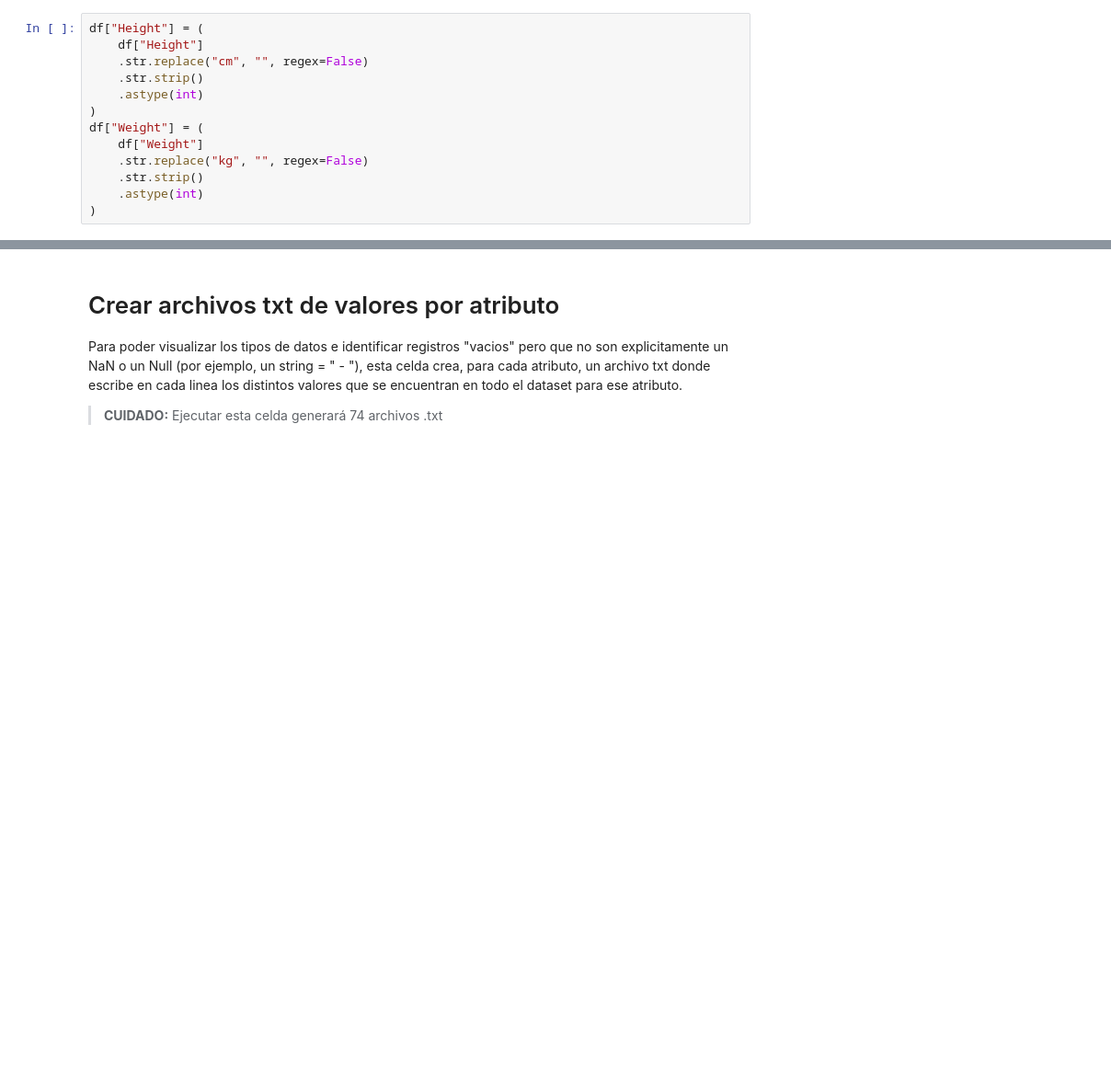
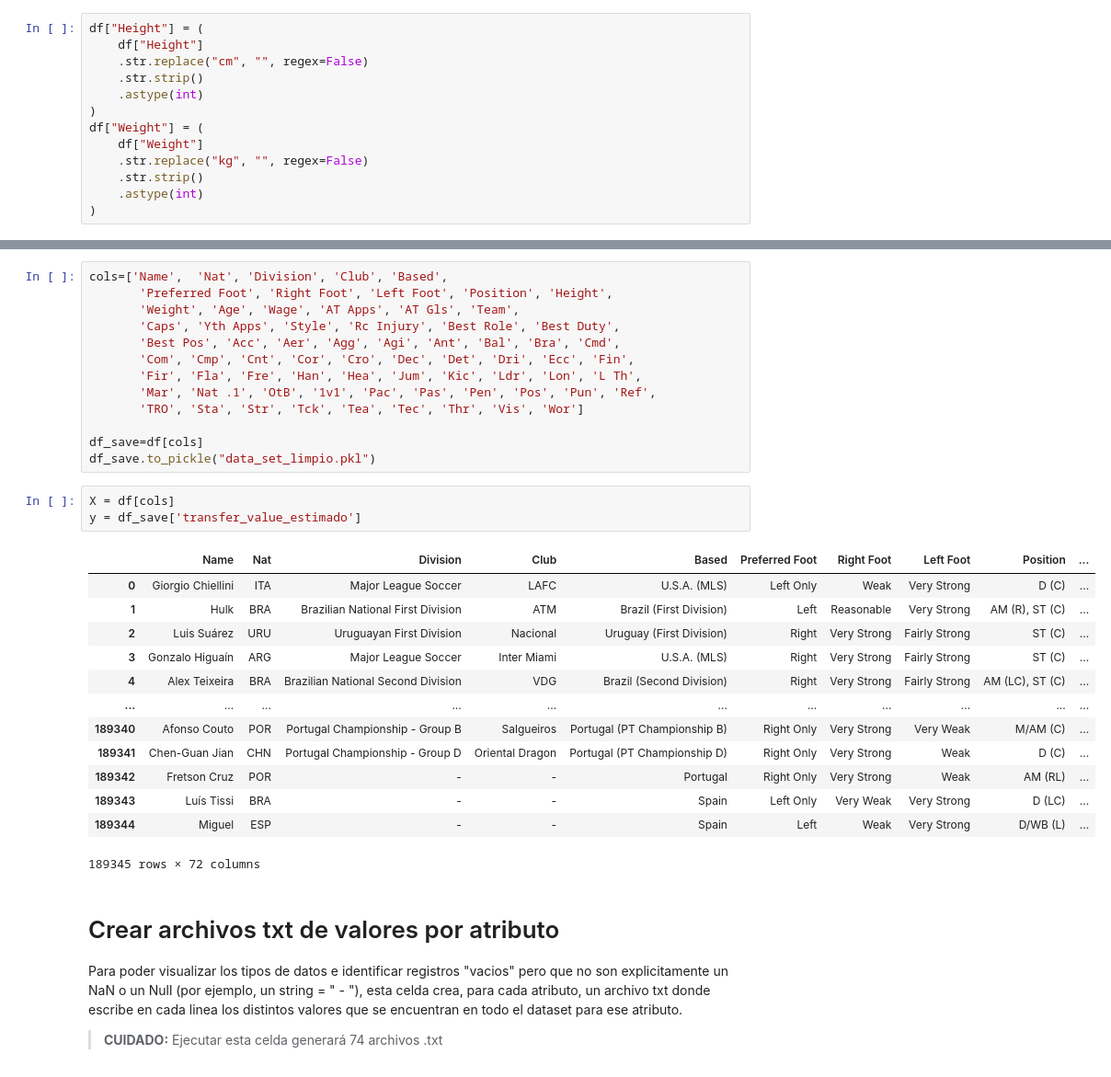
Before and after one commit to Leo11wasd/proyecto_mineria_y_analisis_de_datos, a Jupyter notebook: fm_eda.ipynb, the cells around one changed output, grey strips where cells are left out. Shown at 92% size. Cells and saved outputs as stored; diff of their text form; blank space fills up the shorter version.

Commit message:
Se agregó una celda que guarda el dataset limpio en un archivo pickle

```diff
--- a/fm_eda.ipynb
+++ b/fm_eda.ipynb
@@ -185,3 +188,33 @@ df["Weight"] = (
+# %%
+cols=['Name',  'Nat', 'Division', 'Club', 'Based',
+       'Preferred Foot', 'Right Foot', 'Left Foot', 'Position', 'Height',
+       'Weight', 'Age', 'Wage', 'AT Apps', 'AT Gls', 'Team',
+       'Caps', 'Yth Apps', 'Style', 'Rc Injury', 'Best Role', 'Best Duty',
+       'Best Pos', 'Acc', 'Aer', 'Agg', 'Agi', 'Ant', 'Bal', 'Bra', 'Cmd',
+       'Com', 'Cmp', 'Cnt', 'Cor', 'Cro', 'Dec', 'Det', 'Dri', 'Ecc', 'Fin',
+       'Fir', 'Fla', 'Fre', 'Han', 'Hea', 'Jum', 'Kic', 'Ldr', 'Lon', 'L Th',
+       'Mar', 'Nat .1', 'OtB', '1v1', 'Pac', 'Pas', 'Pen', 'Pos', 'Pun', 'Ref',
+       'TRO', 'Sta', 'Str', 'Tck', 'Tea', 'Tec', 'Thr', 'Vis', 'Wor']
+
+df_save=df[cols]
+df_save.to_pickle("data_set_limpio.pkl")
+# %%
+X = df[cols]
+y = df_save['transfer_value_estimado']
+# %% [output]
+|  | Name | Nat | Division | Club | Based | Preferred Foot | Right Foot | Left Foot | Position | ... |
+| 0 | Giorgio Chiellini | ITA | Major League Soccer | LAFC | U.S.A. (MLS) | Left Only | Weak | Very Strong | D (C) | ... |
+| 1 | Hulk | BRA | Brazilian National First Division | ATM | Brazil (First Division) | Left | Reasonable | Very Strong | AM (R), ST (C) | ... |
+| 2 | Luis Suárez | URU | Uruguayan First Division | Nacional | Uruguay (First Division) | Right | Very Strong | Fairly Strong | ST (C) | ... |
+| 3 | Gonzalo Higuaín | ARG | Major League Soccer | Inter Miami | U.S.A. (MLS) | Right | Very Strong | Fairly Strong | ST (C) | ... |
+| 4 | Alex Teixeira | BRA | Brazilian National Second Division | VDG | Brazil (Second Division) | Right | Very Strong | Fairly Strong | AM (LC), ST (C) | ... |
+| ... | ... | ... | ... | ... | ... | ... | ... | ... | ... | ... |
+| 189340 | Afonso Couto | POR | Portugal Championship - Group B | Salgueiros | Portugal (PT Championship B) | Right Only | Very Strong | Very Weak | M/AM (C) | ... |
+| 189341 | Chen-Guan Jian | CHN | Portugal Championship - Group D | Oriental Dragon | Portugal (PT Championship D) | Right Only | Very Strong | Weak | D (C) | ... |
+| 189342 | Fretson Cruz | POR | - | - | Portugal | Right Only | Very Strong | Weak | AM (RL) | ... |
+| 189343 | Luís Tissi | BRA | - | - | Spain | Left Only | Very Weak | Very Strong | D (LC) | ... |
+| 189344 | Miguel | ESP | - | - | Spain | Left | Weak | Very Strong | D/WB (L) | ... |
+189345 rows × 72 columns
 # %% [markdown]
 # Crear archivos txt de valores por atributo
 Para poder visualizar los tipos de datos e identificar registros "vacios" pero que no son explicitamente un NaN o un Null (por ejemplo, un string = " - "), esta celda crea, para cada atributo, un archivo txt donde escribe en cada linea los distintos valores que se encuentran en todo el dataset para ese atributo.
```
Also changed, not shown: parts of 3 cells of this notebook, 1 other file.
